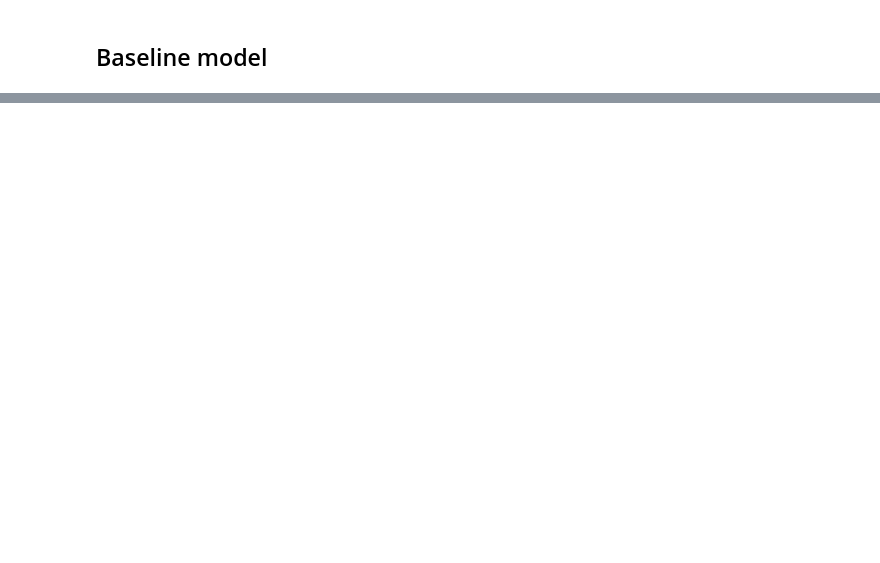
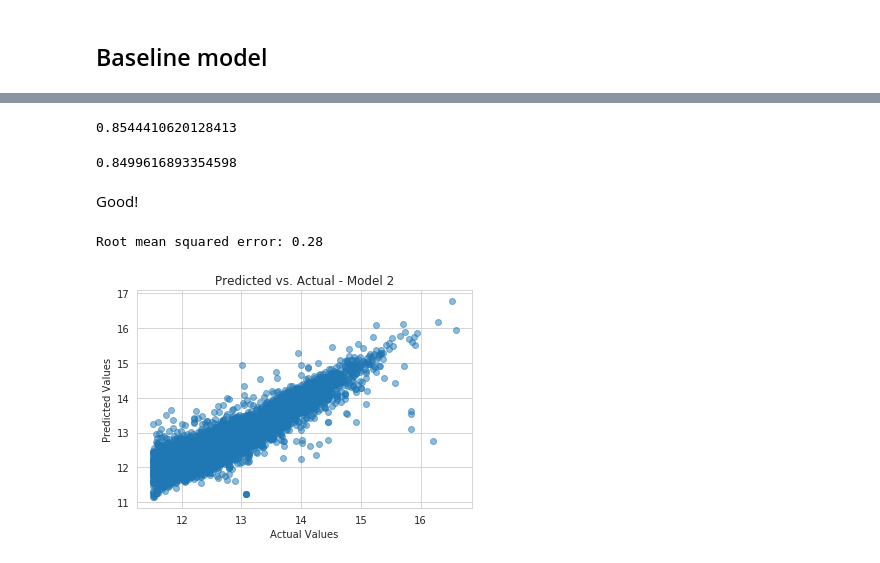
Before and after one commit to nt-ds/dc-residential-properties-analysis, a Jupyter notebook: notebooks/2.0-nt-linear-model.ipynb, the cells around one changed output, grey strips where cells are left out. Cells and saved outputs as stored; diff of their text form; code cells hidden in the pictures; blank space fills up the shorter version.

```diff
--- a/notebooks/2.0-nt-linear-model.ipynb
+++ b/notebooks/2.0-nt-linear-model.ipynb
@@ -132,0 +183,10 @@ adjusted_r_squared(clf.score(X_train2, y_train2), X_train2.shape[0], X_train2.sh
+# %%
+X_saledate.SALEDATE = X_saledate.SALEDATE.apply(lambda x: datetime.strptime(x, "%Y-%m-%d"))
+today = datetime.strptime("2019-07-30", "%Y-%m-%d")
+X_saledate["SOLDDAYS"] = X_saledate.SALEDATE.apply(lambda x: (today - x).days)
+X_saledate.drop("SALEDATE", axis=1, inplace=True)
+# %%
+X_train_log_price_sale, X_test_log_price_sale, y_train_log_price_sale, y_test_log_price_sale = train_test_split(X_saledate,
+                                                                                                                y_log_price,
+                                                                                                                test_size=0.2,
+                                                                                                                random_state=756413)
@@ -132,0 +214,28 @@ adjusted_r_squared(clf.score(X_train2, y_train2), X_train2.shape[0], X_train2.sh
+# %%
+r2_test_log_price_sale = linreg_log_price_sale.score(X_test_log_price_sale, y_test_log_price_sale)
+r2_test_log_price_sale
+# %% [output]
+0.8544410620128413
+# %%
+adj_r2_test_log_price_sale = adjusted_r_squared(r2_test_log_price_sale, X_test_log_price_sale.shape[0],
+                                                X_test_log_price_sale.shape[1])
+adj_r2_test_log_price_sale
+# %% [output]
+0.8499616893354598
+# %% [markdown]
+Good!
+# %%
+y_test_log_price_sale_pred = linreg_log_price_sale.predict(X_test_log_price_sale)
+# %%
+print("Root mean squared error: %.2f" % np.sqrt(mean_squared_error(y_test_log_price_sale,
+                                                                   y_test_log_price_sale_pred)))
+# %% [output]
+Root mean squared error: 0.28
+# %%
+plt.scatter(y_test_log_price_sale, y_test_log_price_sale_pred, alpha=0.5)
+plt.title("Predicted vs. Actual - Model 2")
+plt.xlabel("Actual Values")
+plt.ylabel("Predicted Values")
+plt.show()
+# %% [output]
+[figure, added]
```
Also changed, not shown: parts of 89 cells of this notebook.
